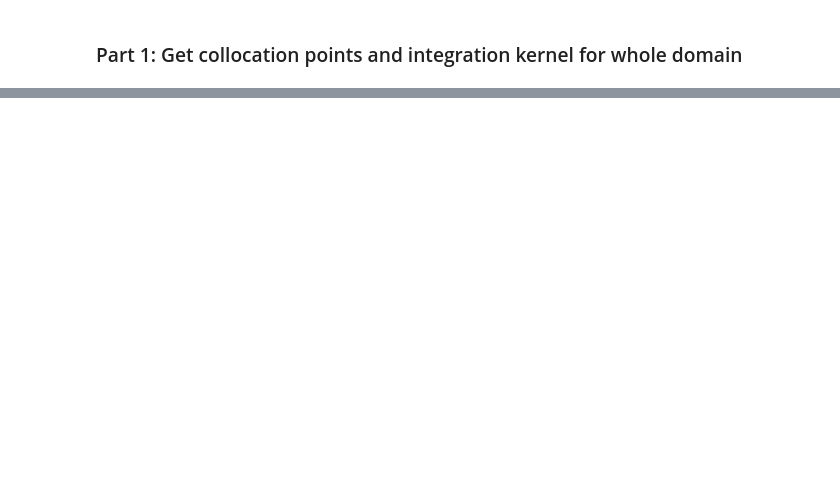
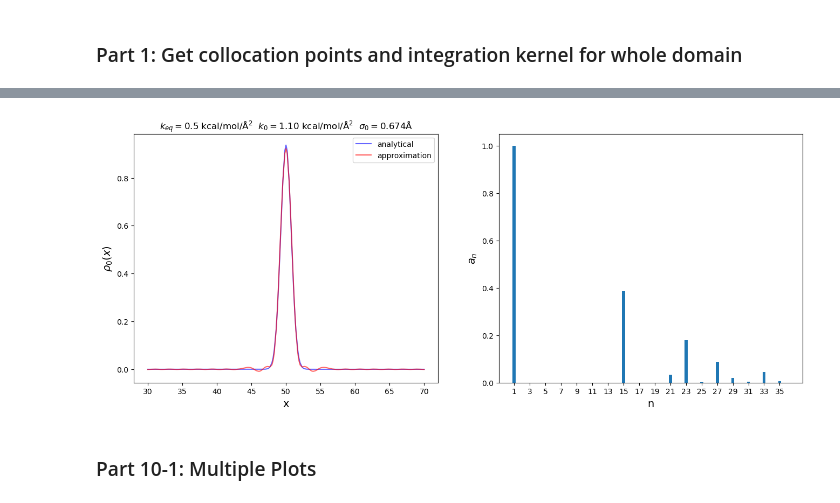
Before and after one commit to yizaochen/Alphabeta, a Jupyter notebook: notebooks/assemble_gaussian_test.ipynb, the cells around one changed output, grey strips where cells are left out. Saved outputs shown, nothing was run; the diff lists cells and outputs as text; code cells hidden in the pictures; blank space fills up the shorter version.

```diff
--- a/notebooks/assemble_gaussian_test.ipynb
+++ b/notebooks/assemble_gaussian_test.ipynb
@@ -116,0 +141,3 @@ plt.show()
+# %%
+Nv = 72 # Number of eigenvectors
+Lambdas, Qx, rho = fem_solve_eigen_by_pref(Nh, Np, xratio, xavg, peq, D, Nv);
@@ -116,0 +146,3 @@ plt.show()
+# %%
+a_array = Fretem.get_coefficients_by_proj(w0, rho0_by_k, Qx, Nv);
+#p0_appr = Fretem.rebuild_p0_by_Qx_carray(Nv, c_array, Qx, rho_eq)
@@ -116,0 +151,36 @@ plt.show()
+# %%
+Nv_sele = 36
+N = size(Qx)[1]
+rho0_appr = zeros(N)
+for idx_eigv in 1:Nv_sele
+    rho0_appr = rho0_appr .+ (a_array[idx_eigv] .* Qx[:, idx_eigv])
+end
+# %%
+fig, axes = plt.subplots(ncols=2, nrows=1, figsize=(16,6))
+
+ax = axes[1]
+ax.plot(xref, rho0_by_k, color="blue", alpha=0.6, label="analytical")
+ax.plot(xref, rho0_appr, color="red", alpha=0.6, label="approximation")
+ax.legend()
+ax.set_xlabel("x", fontsize=14)
+ax.set_ylabel("\$ \\rho_0(x) \$", fontsize=14)
+title = @sprintf "\$ k_{eq} = %3.1f \$ kcal/mol/Å\$^2\$  \$ k_{0} = %1.2f \$ kcal/mol/Å\$^2\$  \$\\sigma_0=%1.3f\$Å" k_eq k0 sigma0
+ax.set_title(title)
+
+w = 0.4
+xlist = 1:36
+xticks = 1:2:35
+ax = axes[2]
+ax.bar(xlist, abs.(a_array), w)
+ax.set_xticks(xticks)
+ax.set_ylabel("\$ a_n \$", fontsize=14)
+ax.set_xlabel("n", fontsize=14)
+
+figname = @sprintf "appr_k0_%.2f.png" k0
+plt.savefig(figname, dpi=100)
+
+plt.show()
+# %% [output]
+[figure, added]
+# %% [markdown]
+### Part 10-1: Multiple Plots
```
Also changed, not shown: parts of 41 cells of this notebook.
